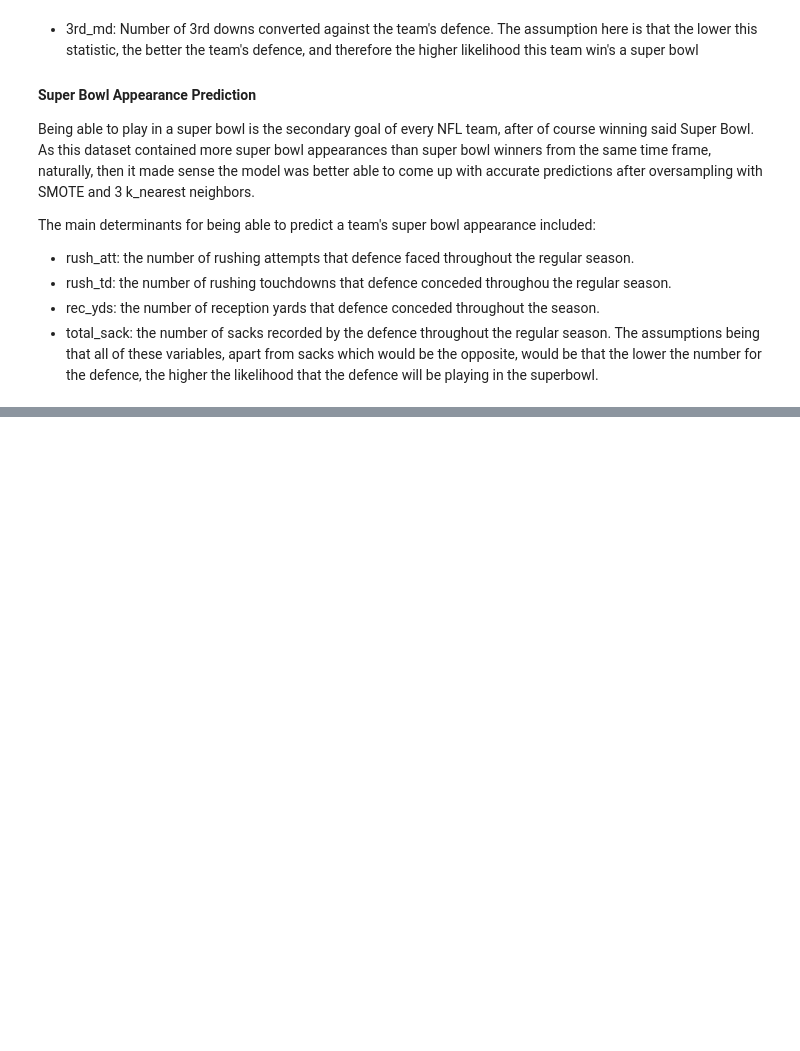
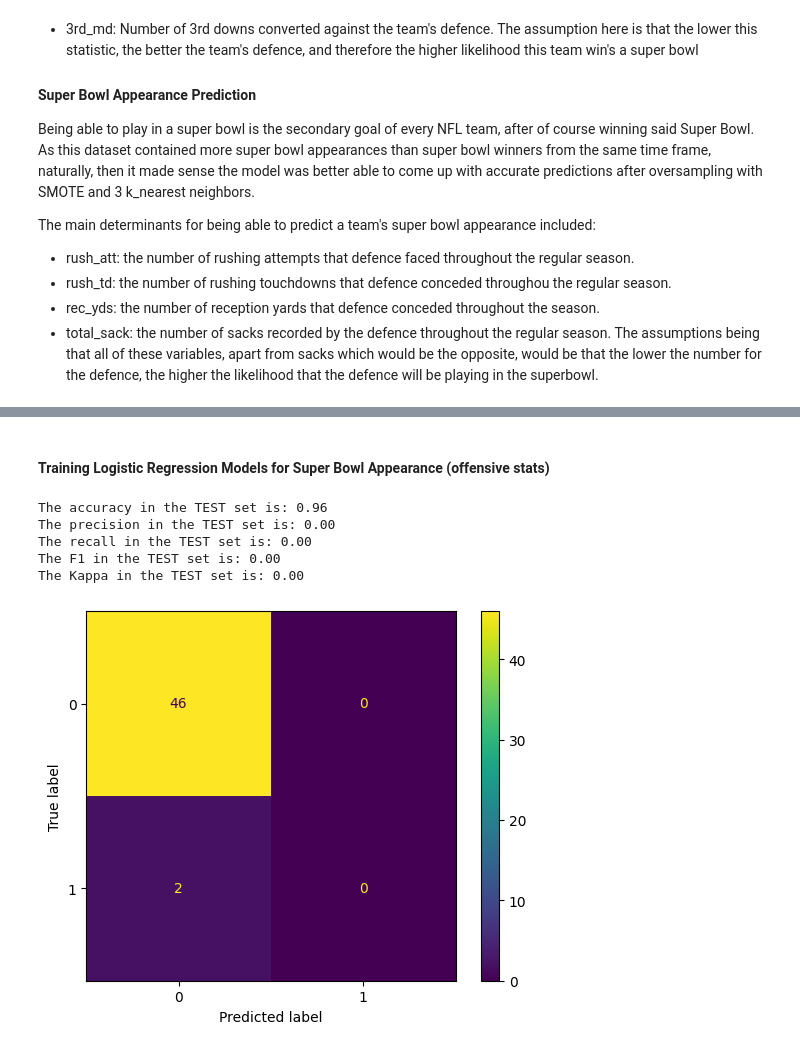
Before and after one commit to aferrers/nfl_superbowl_winners, a Jupyter notebook: notebooks/statistical_hypothesis_2_sample_ttest.ipynb, the cells around one changed output, grey strips where cells are left out. Cells and saved outputs as stored; diff of their text form; code cells hidden in the pictures; blank space fills up the shorter version.

```diff
--- a/notebooks/statistical_hypothesis_2_sample_ttest.ipynb
+++ b/notebooks/statistical_hypothesis_2_sample_ttest.ipynb
@@ -522,0 +703,4 @@ The assumptions being that all of these variables, apart from sacks which would
+# %%
+# no categorical data in X. Only numerical.
+X_train_num_o = X_train_o.select_dtypes(np.number)
+X_test_num_o = X_test_o.select_dtypes(np.number)
@@ -522,0 +736,14 @@ The assumptions being that all of these variables, apart from sacks which would
+# %%
+from sklearn.preprocessing import MinMaxScaler
+
+scaler_o = MinMaxScaler()
+
+scaler_o.fit(X_train_transf_df_o)
+
+X_train_scaled_o =  scaler_o.transform(X_train_transf_df_o)
+X_test_scaled_o = scaler_o.transform(X_test_transf_df_o)
+
+X_train_scaled_df_o = pd.DataFrame(X_train_scaled_o, columns=X_train_transf_df_o.columns, index=X_train_transf_df_o.index)
+X_test_scaled_df_o = pd.DataFrame(X_test_scaled_o, columns=X_test_transf_df_o.columns, index=X_test_transf_df_o.index)
+
+X_train_scaled_df_o.head()
@@ -522,0 +763,26 @@ The assumptions being that all of these variables, apart from sacks which would
+# %% [markdown]
+####  Training Logistic Regression Models for Super Bowl Appearance (offensive stats)
+# %%
+# Training model wtih lbfgs as solver
+from sklearn.linear_model import LogisticRegression
+
+classification_o2 = LogisticRegression(max_iter=1000, penalty='l2',random_state=0, solver='lbfgs',
+                  multi_class='auto')
+
+classification_o2.fit(X_train_scaled_df_o, y_train_o)
+
+y_test_pred_o = classification_o2.predict(X_test_scaled_df_o)
+
+from sklearn.metrics import accuracy_score
+
+print("The accuracy in the TEST set is: {:.2f}".format(accuracy_score(y_test_o,y_test_pred_o)))
+print("The precision in the TEST set is: {:.2f}".format(precision_score(y_test_o,y_test_pred_o,zero_division=0)))
+print("The recall in the TEST set is: {:.2f}".format(recall_score(y_test_o,y_test_pred_o)))
+print("The F1 in the TEST set is: {:.2f}".format(f1_score(y_test_o,y_test_pred_o)))
+print("The Kappa in the TEST set is: {:.2f}".format(cohen_kappa_score(y_test_o,y_test_pred_o)))
+# %% [output]
+The accuracy in the TEST set is: 0.96
+The precision in the TEST set is: 0.00
+The recall in the TEST set is: 0.00
+The F1 in the TEST set is: 0.00
+The Kappa in the TEST set is: 0.00
@@ -522,0 +795,10 @@ The assumptions being that all of these variables, apart from sacks which would
+# %%
+from sklearn.metrics import confusion_matrix, ConfusionMatrixDisplay
+
+cm_test_o = confusion_matrix(y_test_o, y_test_pred_o)
+
+disp_o = ConfusionMatrixDisplay(cm_test_o,display_labels=classification_o2.classes_)
+disp_o.plot()
+plt.show()
+# %% [output]
+[figure, added]
```
Also changed, not shown: parts of 92 cells of this notebook, 20 other files.
